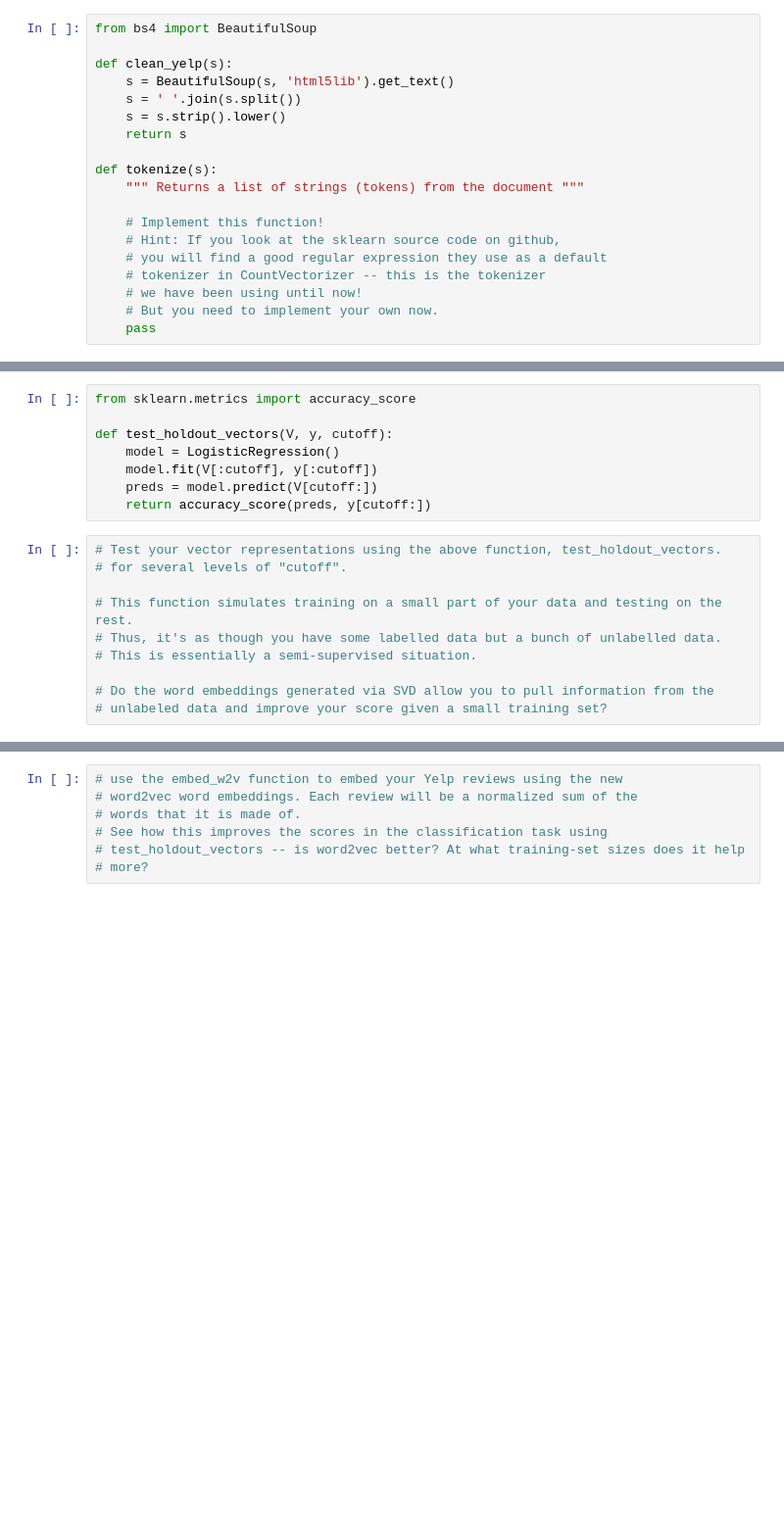
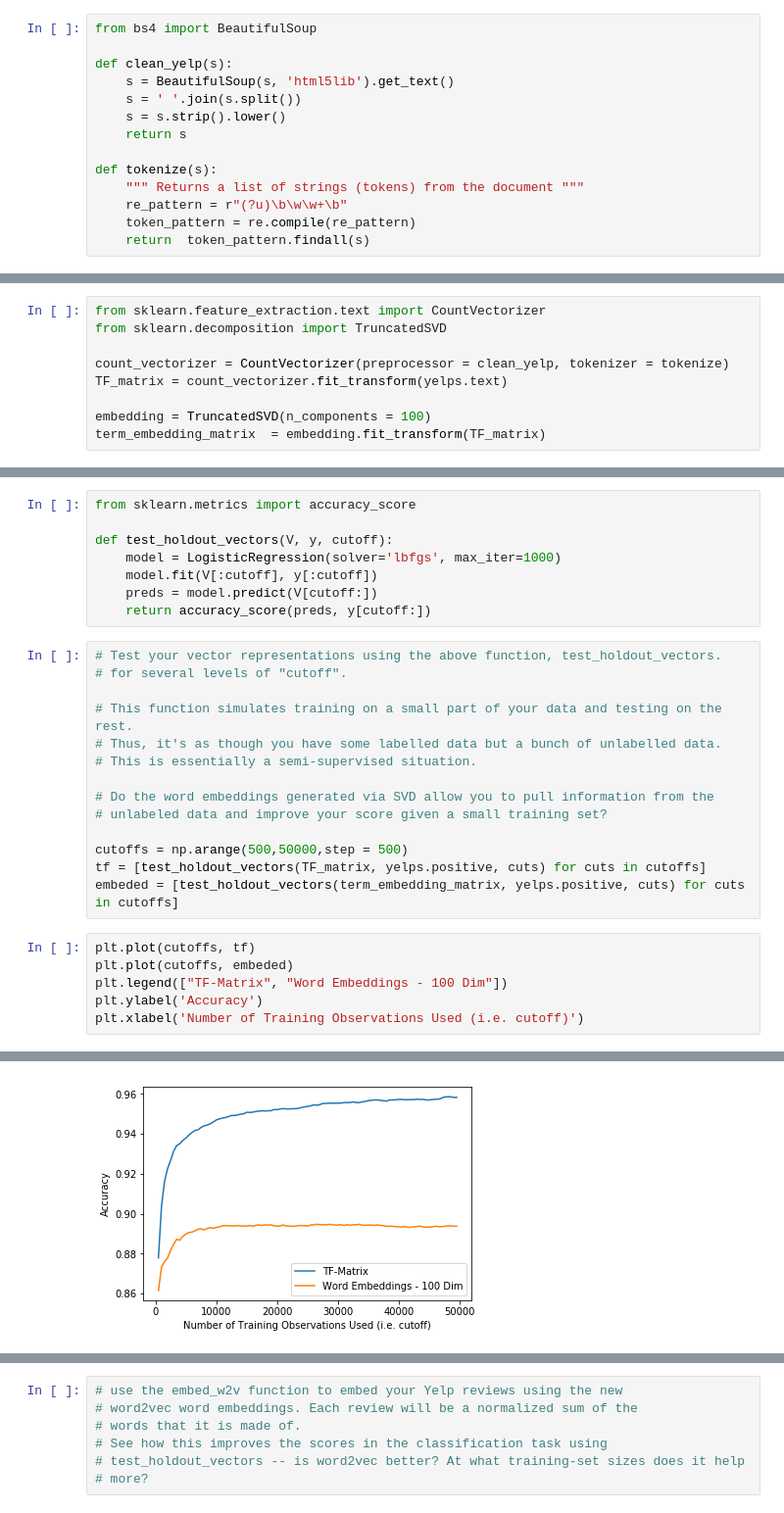
Before and after one commit to nandanrao/text-mining, a Jupyter notebook: exercise-3.ipynb, the cells around one changed output, grey strips where cells are left out. Shown at 98% size. Saved outputs shown, nothing was run; the diff lists cells and outputs as text; blank space fills up the shorter version.

```diff
--- a/exercise-3.ipynb
+++ b/exercise-3.ipynb
@@ -15,11 +20,6 @@ def clean_yelp(s):
 
 def tokenize(s):
     """ Returns a list of strings (tokens) from the document """
-
-    # Implement this function!
-    # Hint: If you look at the sklearn source code on github,
-    # you will find a good regular expression they use as a default
-    # tokenizer in CountVectorizer -- this is the tokenizer
-    # we have been using until now!
-    # But you need to implement your own now.
-    pass
+    re_pattern = r"(?u)\b\w\w+\b"
+    token_pattern = re.compile(re_pattern)
+    return  token_pattern.findall(s)
@@ -38,0 +26,9 @@ from sklearn.decomposition import TruncatedSVD
+# %%
+from sklearn.feature_extraction.text import CountVectorizer
+from sklearn.decomposition import TruncatedSVD
+
+count_vectorizer = CountVectorizer(preprocessor = clean_yelp, tokenizer = tokenize)
+TF_matrix = count_vectorizer.fit_transform(yelps.text)
+
+embedding = TruncatedSVD(n_components = 100)
+term_embedding_matrix  = embedding.fit_transform(TF_matrix)
@@ -40,7 +42,7 @@ from sklearn.decomposition import TruncatedSVD
 from sklearn.metrics import accuracy_score
 
 def test_holdout_vectors(V, y, cutoff):
-    model = LogisticRegression()
+    model = LogisticRegression(solver='lbfgs', max_iter=1000)
     model.fit(V[:cutoff], y[:cutoff])
     preds = model.predict(V[cutoff:])
     return accuracy_score(preds, y[cutoff:])
@@ -54,3 +56,14 @@ def test_holdout_vectors(V, y, cutoff):
 
 # Do the word embeddings generated via SVD allow you to pull information from the
 # unlabeled data and improve your score given a small training set?
+
+cutoffs = np.arange(500,50000,step = 500)
+tf = [test_holdout_vectors(TF_matrix, yelps.positive, cuts) for cuts in cutoffs]
+embeded = [test_holdout_vectors(term_embedding_matrix, yelps.positive, cuts) for cuts in cutoffs]
+# %%
+plt.plot(cutoffs, tf)
+plt.plot(cutoffs, embeded)
+plt.legend(["TF-Matrix", "Word Embeddings - 100 Dim"])
+plt.ylabel('Accuracy')
+plt.xlabel('Number of Training Observations Used (i.e. cutoff)')
+# %% [output]
@@ -56,0 +71 @@ def test_holdout_vectors(V, y, cutoff):
+[figure, added]
```
Also changed, not shown: parts of 31 cells of this notebook.
